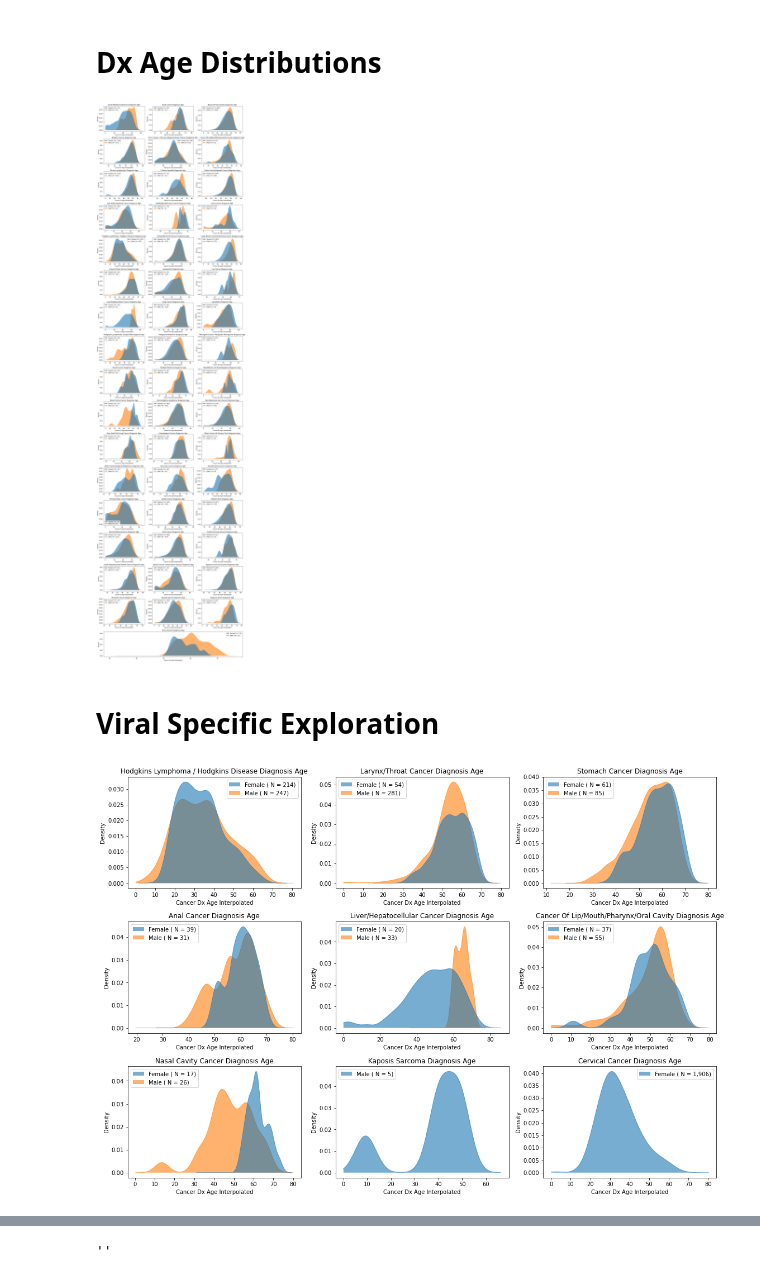
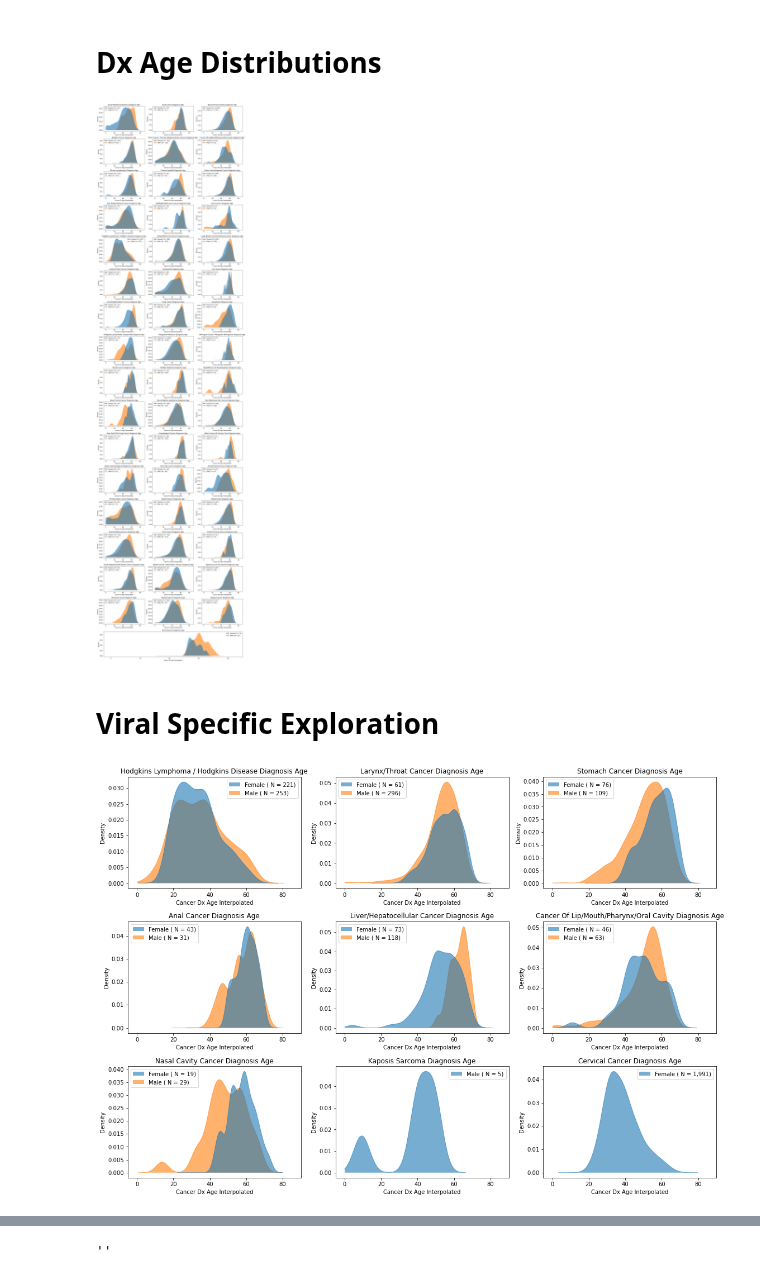
Before and after one commit to cole-khamnei/HLA_genotyping_associations, a Jupyter notebook: notebooks/cancer_code_EDA.ipynb, the cells around one changed output, grey strips where cells are left out. Drawn from its saved outputs; the diff is of its cells as text; code cells hidden in the pictures.

```diff
--- a/notebooks/cancer_code_EDA.ipynb
+++ b/notebooks/cancer_code_EDA.ipynb
@@ -172,12 +172,14 @@ for cancer_type in cancer_types:
 fig, axes = create_subplot(len(plot_cancer_types), ncols=3, height_per=3)
 
 for ax, cancer_code in zip(axes, plot_cancer_types):
-    data = cancer_data.query(f"cancer_code == '{cancer_code}'")
-    kde_plot(data=data, x=x, hue=hue, ax=ax, bw=.3, clip=(0, None))
+    _, cancer_dx_ages = get_illness_value_dx_age(biobank_data, cancer_code, "cancer_code")
+    x_values, hue_values = cancer_dx_ages[cancer_dx_ages > 0], biobank_data[hue][cancer_dx_ages > 0]
+    kde_plot(x=x_values, hue=hue_values, ax=ax, bw=.3, clip=[0, None])
     add_plt_labels(ax, x=x, y=y)
     ax.set_title(f"{cancer_code.title()} Diagnosis Age")
+    ax.set_xlim(-5, 90)
 # %% [output]
-[figure, old version]
+[figure, new version]
 # %% [markdown]
 # Viral Specific Exploration
 # %%
@@ -190,16 +192,18 @@ viral_cancer_types = [
 # %%
 x, y, hue = "cancer_dx_age_interpolated", "density", "sex"
 
 
 fig, axes = create_subplot(len(viral_cancer_types), ncols=3, height_per=3)
 
 for ax, cancer_code in zip(axes, viral_cancer_types):
-    data = cancer_data.query(f"cancer_code == '{cancer_code}'")
-    kde_plot(data=data, x=x, hue=hue, ax=ax, bw=.3, clip=[0, None])
+    _, cancer_dx_ages = get_illness_value_dx_age(biobank_data, cancer_code, "cancer_code")
+    x_values, hue_values = cancer_dx_ages[cancer_dx_ages > 0], biobank_data[hue][cancer_dx_ages > 0]
+    kde_plot(x=x_values, hue=hue_values, ax=ax, bw=.3, clip=[0, None])
     add_plt_labels(ax, x=x, y=y)
     ax.set_title(f"{cancer_code.title()} Diagnosis Age")
+    ax.set_xlim(-5, 90)
 # %% [output]
-[figure, old version]
+[figure, new version]
 # %%
 from analysis import *
 # %%
```
Also changed, not shown: parts of 4 cells of this notebook, 4 other files.
